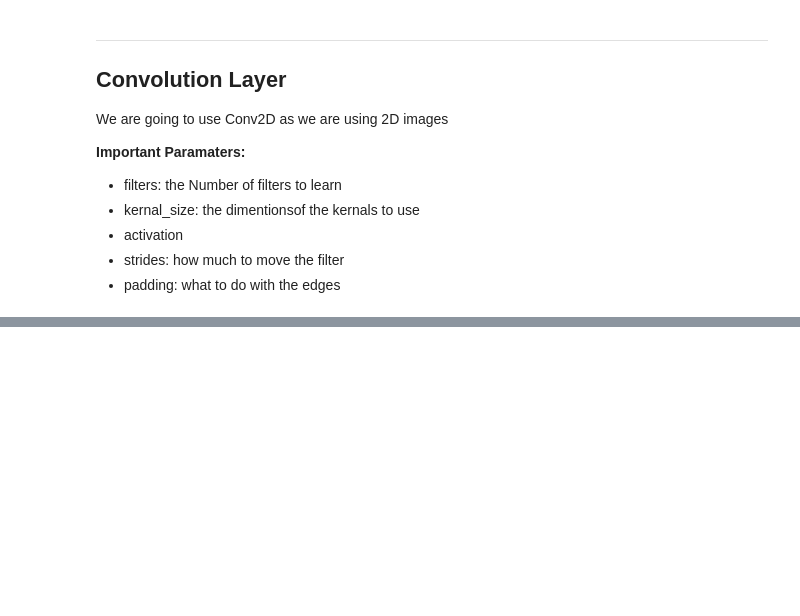
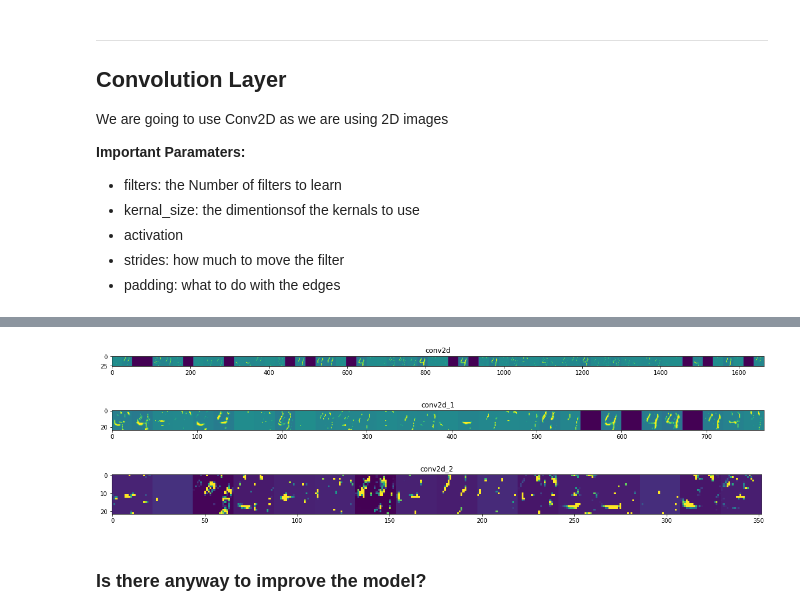
Before and after one commit to venkata14/Uconn-DSC-Workshops, a Jupyter notebook: Spring_2022/tensorflow/tensorflow-part1/tensorflow_part1.ipynb, the cells around one changed output, grey strips where cells are left out. Drawn from its saved outputs; the diff is of its cells as text; code cells hidden in the pictures; blank space fills up the shorter version.

```diff
--- a/Spring_2022/tensorflow/tensorflow-part1/tensorflow_part1.ipynb
+++ b/Spring_2022/tensorflow/tensorflow-part1/tensorflow_part1.ipynb
@@ -1022,0 +1132,4 @@ print('F1 Score:', f1_score(y_test, predictions, average='macro'))
+# %%
+layer_names = [layer.name for layer in model.layers]
+layer_outputs = [layer.output for layer in model.layers]
+layer_outputs
@@ -1022,0 +1146,2 @@ print('F1 Score:', f1_score(y_test, predictions, average='macro'))
+# %%
+feature_map_model = tf.keras.models.Model(inputs=model.input, outputs=layer_outputs)
@@ -1022,0 +1154,2 @@ print('F1 Score:', f1_score(y_test, predictions, average='macro'))
+# %%
+feature_maps = feature_map_model.predict(sample.reshape((-1, 28, 28, 1)))
@@ -1023,3 +1168,29 @@ print('F1 Score:', f1_score(y_test, predictions, average='macro'))
+# %%
+for layer_name, feature_map in zip(layer_names, feature_maps):
+  if len(feature_map.shape) == 4:
+    channels = feature_map.shape[-1]
+    size = feature_map.shape[1]
+    display_grid = np.zeros((size, size*channels))
+    for i in range(channels):
+      feature_image = feature_map[0, :, :, i]
+      feature_image -= feature_image.mean()
+      feature_image /= feature_image.std ()
+      feature_image *=  64
+      feature_image += 128
+      feature_image = np.clip(feature_image, 0, 255).astype('uint8')
+      display_grid[:, i * size : (i + 1) * size] = feature_image
+
+    scale = 20. / channels
+    plt.figure(figsize=(scale * channels, scale))
+    plt.title(layer_name)
+    plt.grid(False)
+    plt.imshow(display_grid, aspect="auto", cmap="viridis")
+# %% [output]
+[figure, added]
+[figure, added]
+[figure, added]
+# %% [markdown]
+### Is there anyway to improve the model?
 # %%
 ##### from tensorflow.keras import Input, Model
 from tensorflow.keras.layers import concatenate, Dropout, MaxPool2D
```
Also changed, not shown: parts of 40 cells of this notebook.
